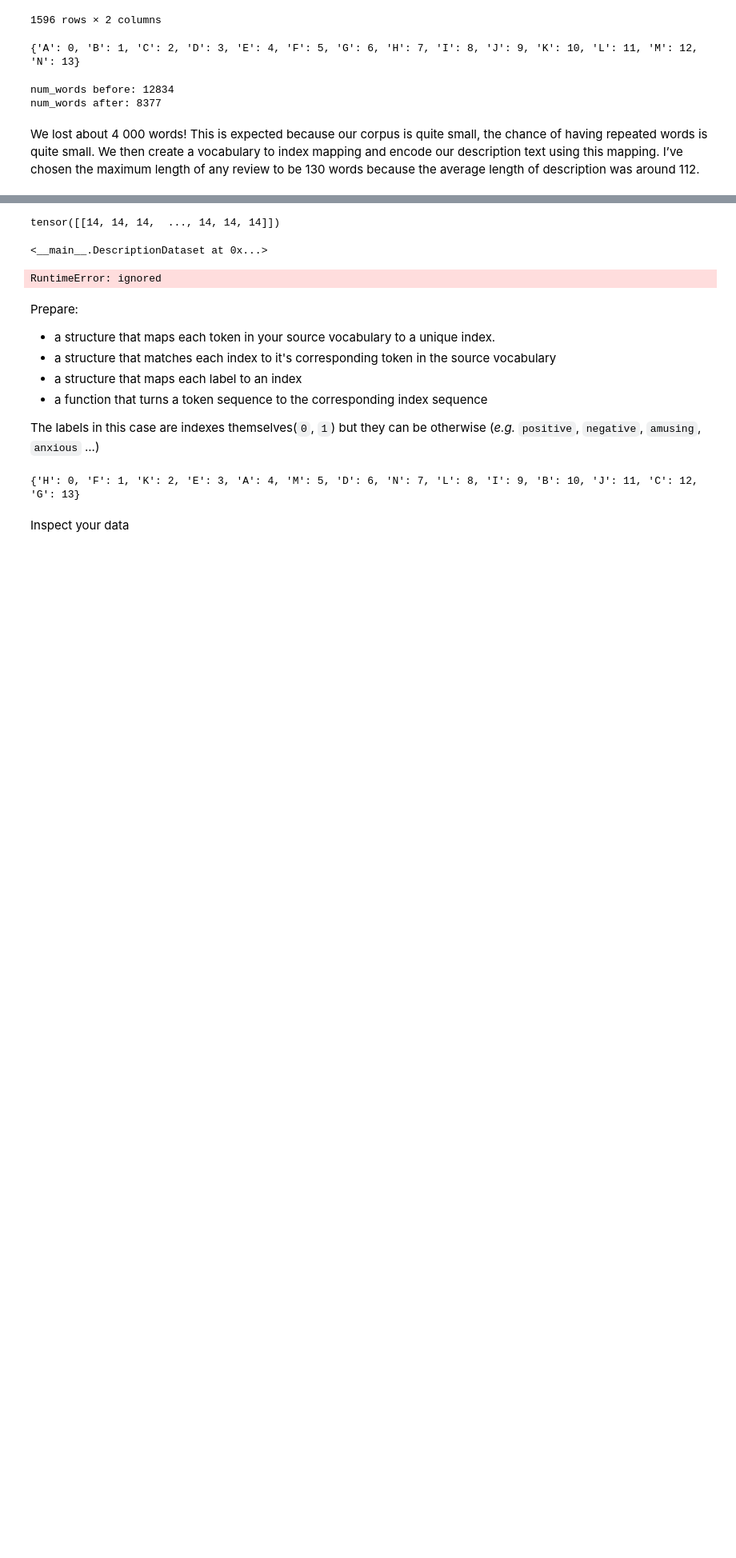
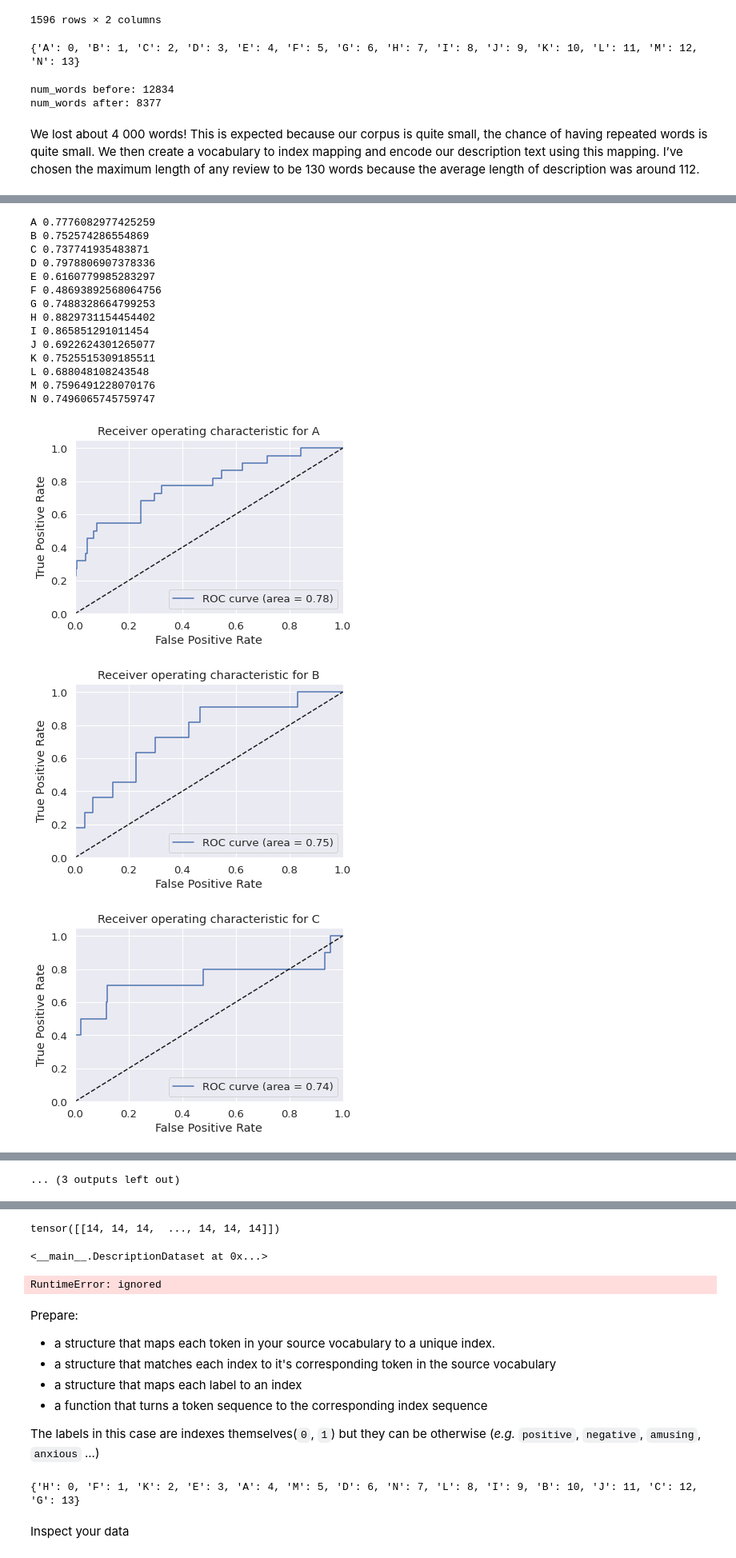
Before and after one commit to ARKEnsae/JobDomainPrediction_NLP, a Jupyter notebook: Prévision_catégorie_métier_ROME.ipynb, the cells around one changed output, grey strips where cells are left out. Shown at 80% size. Drawn from its saved outputs; the diff is of its cells as text; code cells hidden in the pictures; blank space fills up the shorter version.

```diff
--- a/Prévision_catégorie_métier_ROME.ipynb
+++ b/Prévision_catégorie_métier_ROME.ipynb
@@ -567,0 +759,17 @@ valid_ds = DescriptionDataset(X_valid, y_valid)
+# %%
+# même chose mais à la main pour faire des tests
+model = model_fixed
+valid_dl = val_dl
+# %%
+model.eval()
+y_true = []
+y_pred = []
+y_hat = np.array([], dtype=np.int32).reshape(0,len(tag_to_ix))
+for x, y, l in valid_dl:
+    x = x.long()
+    y = y.long()
+    y_hat_tmp = model(x, l)
+    y_hat = np.concatenate(( y_hat, y_hat_tmp.detach().numpy()))
+    pred = torch.max(y_hat_tmp, 1)[1]
+    y_true += [key_list[val_list.index(i)] for i in y]
+    y_pred += [key_list[val_list.index(i)] for i in pred]
@@ -567,0 +808,46 @@ valid_ds = DescriptionDataset(X_valid, y_valid)
+# %%
+y_trueb = []
+for y in y_true:
+  tmp = [0]*len(tag_to_ix)
+  tmp[tag_to_ix[y]] = 1
+  y_trueb.append(tmp)
+y_trueb = np.array(y_trueb)
+# %%
+labels = tag_to_ix.keys()
+fpr = dict()
+tpr = dict()
+roc_auc = dict()
+for i, label in enumerate(labels):
+  fpr[i], tpr[i], _ = roc_curve(y_trueb[:, i], y_hat[:, i])
+  roc_auc[i] = auc(fpr[i], tpr[i])
+  print(label, roc_auc[i])
+
+for i, label in enumerate(labels):
+  plt.figure()
+  plt.plot(fpr[i], tpr[i], label='ROC curve (area = %0.2f)' % roc_auc[i])
+  plt.plot([0, 1], [0, 1], 'k--')
+  plt.xlim([0.0, 1.0])
+  plt.ylim([0.0, 1.05])
+  plt.xlabel('False Positive Rate')
+  plt.ylabel('True Positive Rate')
+  plt.title('Receiver operating characteristic for '+label)
+  plt.legend(loc="lower right")
+  plt.show()
+# %% [output]
+A 0.7776082977425259
+B 0.752574286554869
+C 0.737741935483871
+D 0.7978806907378336
+E 0.6160779985283297
+F 0.48693892568064756
+G 0.7488328664799253
+H 0.8829731154454402
+I 0.865851291011454
+J 0.6922624301265077
+K 0.7525515309185511
+L 0.688048108243548
+M 0.7596491228070176
+N 0.7496065745759747
+[figure, added]
+[figure, added]
+[figure, added]
@@ -567,0 +862 @@ valid_ds = DescriptionDataset(X_valid, y_valid)
+... (3 outputs left out)
```
Also changed, not shown: parts of 77 cells of this notebook.
